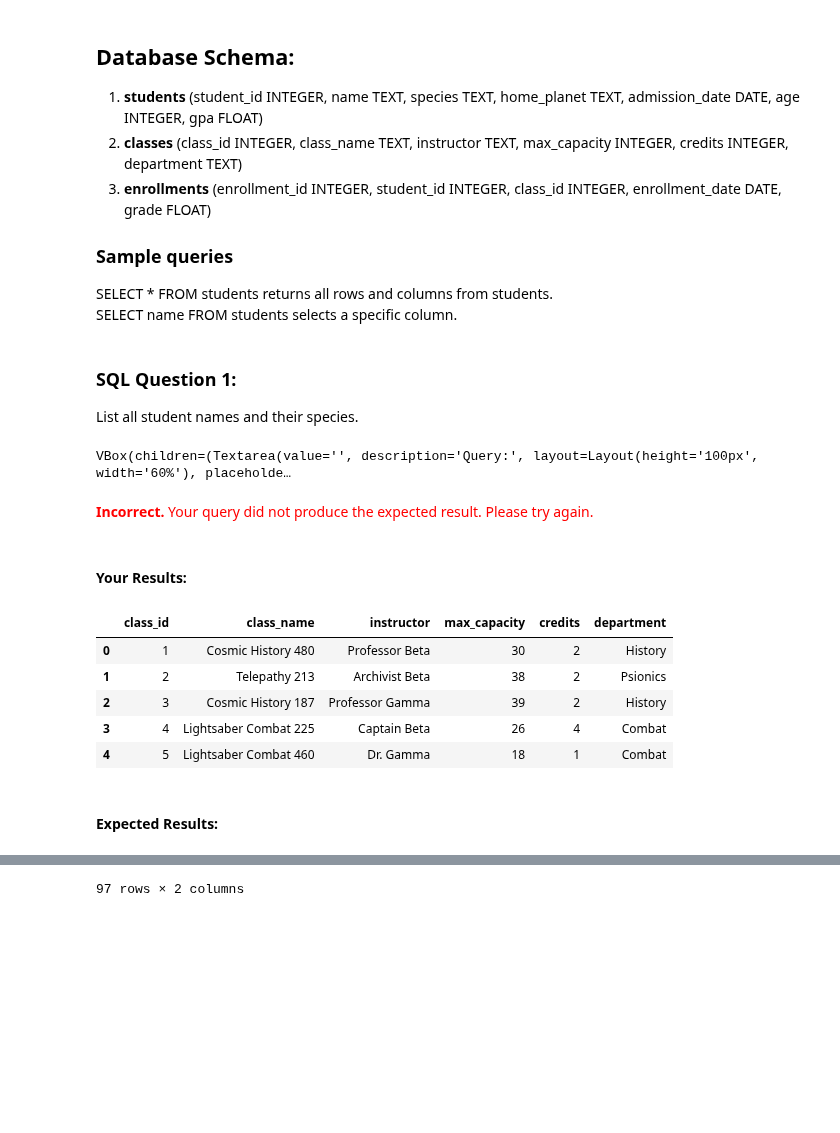
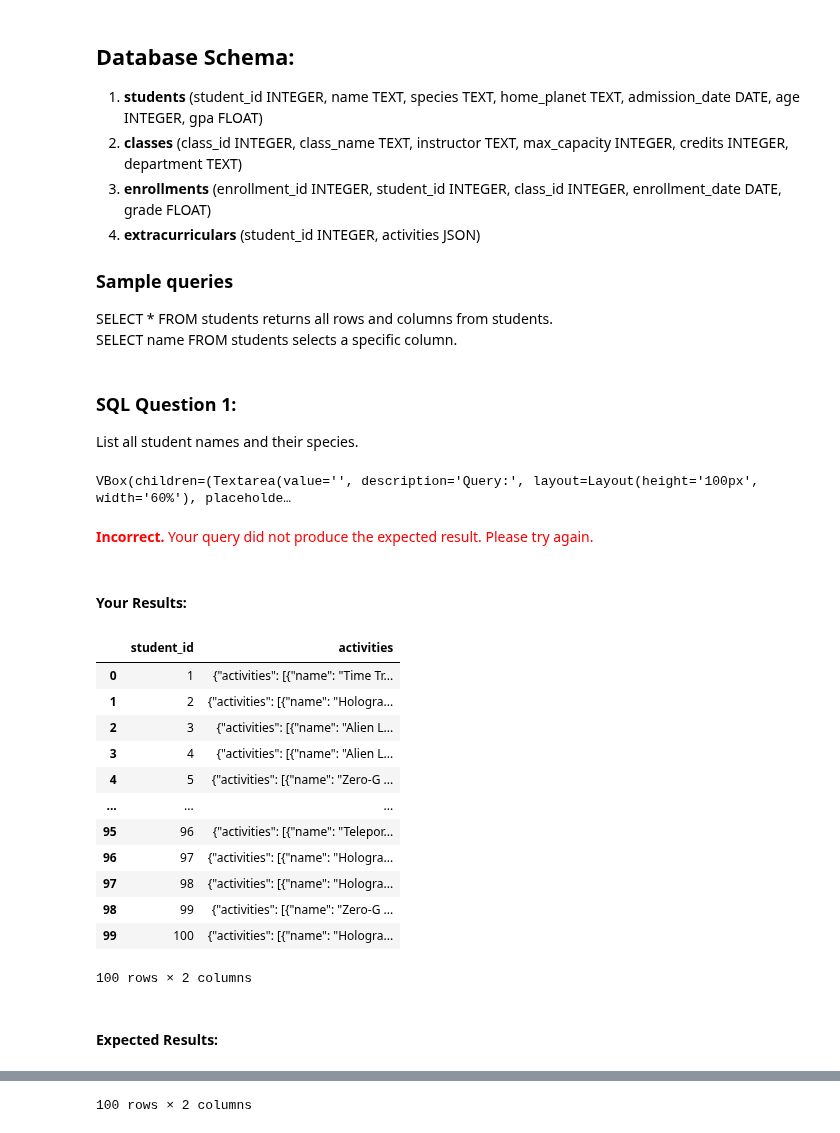
Before and after one commit to brendanpshea/database_sql, a Jupyter notebook: SQL_Select_Quiz.ipynb, the cells around one changed output, grey strips where cells are left out. Saved outputs shown, nothing was run; the diff lists cells and outputs as text; code cells hidden in the pictures; blank space fills up the shorter version.

```diff
--- a/SQL_Select_Quiz.ipynb
+++ b/SQL_Select_Quiz.ipynb
@@ -5,9 +5,14 @@ import sqlite3
 import random
 from datetime import datetime, timedelta
 import os
+from IPython.display import display, HTML, clear_output
+import ipywidgets as widgets
 import pandas as pd
-from IPython.display import display, clear_output, HTML
-from ipywidgets import widgets
+import json
+
+# Add this line to set the maximum column width
+pd.set_option('display.max_colwidth', None)
+
 
 class SQLQuiz:
     def __init__(self, quiz_db_path='quiz_questions.db', source_db_path='space_academy.db'):
@@ -59,20 +64,56 @@ class SQLQuiz:
             )
             ''')
 
-            num_students = random.randint(50, 150)
-            num_classes = random.randint(5, 20)
+            # Create Extracurriculars table
+            cursor.execute('''
+            CREATE TABLE IF NOT EXISTS extracurriculars (
+                student_id INTEGER PRIMARY KEY,
+                activities JSON NOT NULL,
+                FOREIGN KEY (student_id) REFERENCES students (student_id)
+            )
+            ''')
 
             # Generate and insert random data
-            students_data = self.generate_students(num_students)
+            students_data = self.generate_students(100)
             cursor.executemany('INSERT INTO students (name, species, home_planet, admission_date, age, gpa) VALUES (?, ?, ?, ?, ?, ?)', students_data)
 
-            classes_data = self.generate_classes(num_classes)
+            classes_data = self.generate_classes(10)
             cursor.executemany('INSERT INTO classes (class_name, instructor, max_capacity, credits, department) VALUES (?, ?, ?, ?, ?)', classes_data)
 
-            enrollments_data = self.generate_enrollments(num_students, num_classes)
+            enrollments_data = self.generate_enrollments(100, 10)
             cursor.executemany('INSERT INTO enrollments (student_id, class_id, enrollment_date, grade) VALUES (?, ?, ?, ?)', enrollments_data)
 
+            extracurriculars_data = self.generate_extracurriculars(100)
+            cursor.executemany('INSERT INTO extracurriculars (student_id, activities) VALUES (?, ?)', extracurriculars_data)
+
             conn.commit()
+
+    def generate_extracurriculars(self, num_students):
+        activities = [
+            "Intergalactic Chess Club", "Xenobotany Society", "Zero-G Sports Team",
+            "Holographic Art Collective", "Time Travelers Association",
+            "Alien Languages Club", "Quantum Computing Group", "Teleportation Ethics Board",
+            "Cosmic Cuisine Cooking Club", "Extraterrestrial Music Ensemble"
+        ]
+
+        roles = ["President", "Vice President", "Secretary", "Member", "Member", "Member"]
+
+        extracurriculars = []
+        for student_id in range(1, num_students + 1):
+            num_activities = random.randint(1, 3)
+            student_activities = random.sample(activities, num_activities)
+            activity_data = {
+                "activities": [
+                    {
+                        "name": activity,
+                        "role": random.choice(roles),
+                        "hours_per_week": random.randint(1, 10),
+                    } for activity in student_activities
+                ]
+            }
+            extracurriculars.append((student_id, json.dumps(activity_data)))
+
+        return extracurriculars
 
     def generate_students(self, num_students):
         first_names = ["Zorp", "Lira", "Blip", "Galax", "Nebula", "Quasar", "Zenith", "Vortex", "Aurora", "Neutron", "Cosmic", "Pulsar", "Gravity", "Quantum", "Stellar"]
@@ -278,38 +319,46 @@ class SQLQuiz:
             display(correct_result)
 
         except Exception as e:
             display(HTML(f"<div style='color: red;'><strong>Error:</strong> {str(e)}</div>"))
 
     def next_question(self, button):
         self.current_question += 1
         if self.current_question < len(self.questions):
             self.display_current_question()
         else:
             self.submit_button.layout.visibility = 'hidden'
             self.next_button.layout.visibility = 'hidden'
             display(HTML("<div>All questions completed. Well done!</div>"))
 
 # Usage example
 quiz = SQLQuiz()
 quiz.run_quiz()
 # %% [output]
 Database Schema:
 students (student_id INTEGER, name TEXT, species TEXT, home_planet TEXT, admission_date DATE, age INTEGER, gpa FLOAT)
 classes (class_id INTEGER, class_name TEXT, instructor TEXT, max_capacity INTEGER, credits INTEGER, department TEXT)
 enrollments (enrollment_id INTEGER, student_id INTEGER, class_id INTEGER, enrollment_date DATE, grade FLOAT)
+extracurriculars (student_id INTEGER, activities JSON)
 Sample queries
 SELECT * FROM students returns all rows and columns from students.
 SELECT name FROM students selects a specific column.
 SQL Question 1:
 List all student names and their species.
 VBox(children=(Textarea(value='', description='Query:', layout=Layout(height='100px', width='60%'), placeholde…
 Incorrect. Your query did not produce the expected result. Please try again.
 Your Results:
-|  | class_id | class_name | instructor | max_capacity | credits | department |
-| 0 | 1 | Cosmic History 480 | Professor Beta | 30 | 2 | History |
-| 1 | 2 | Telepathy 213 | Archivist Beta | 38 | 2 | Psionics |
-| 2 | 3 | Cosmic History 187 | Professor Gamma | 39 | 2 | History |
-| 3 | 4 | Lightsaber Combat 225 | Captain Beta | 26 | 4 | Combat |
-| 4 | 5 | Lightsaber Combat 460 | Dr. Gamma | 18 | 1 | Combat |
+|  | student_id | activities |
+| 0 | 1 | {"activities": [{"name": "Time Tr... |
+| 1 | 2 | {"activities": [{"name": "Hologra... |
+| 2 | 3 | {"activities": [{"name": "Alien L... |
+| 3 | 4 | {"activities": [{"name": "Alien L... |
+| 4 | 5 | {"activities": [{"name": "Zero-G ... |
+| ... | ... | ... |
+| 95 | 96 | {"activities": [{"name": "Telepor... |
+| 96 | 97 | {"activities": [{"name": "Hologra... |
+| 97 | 98 | {"activities": [{"name": "Hologra... |
+| 98 | 99 | {"activities": [{"name": "Zero-G ... |
+| 99 | 100 | {"activities": [{"name": "Hologra... |
+100 rows × 2 columns
 Expected Results:
 |  | name | species |
@@ -327 +376 @@ Expected Results:
-97 rows × 2 columns
+100 rows × 2 columns
```
Also changed, not shown: parts of 1 cell of this notebook.
